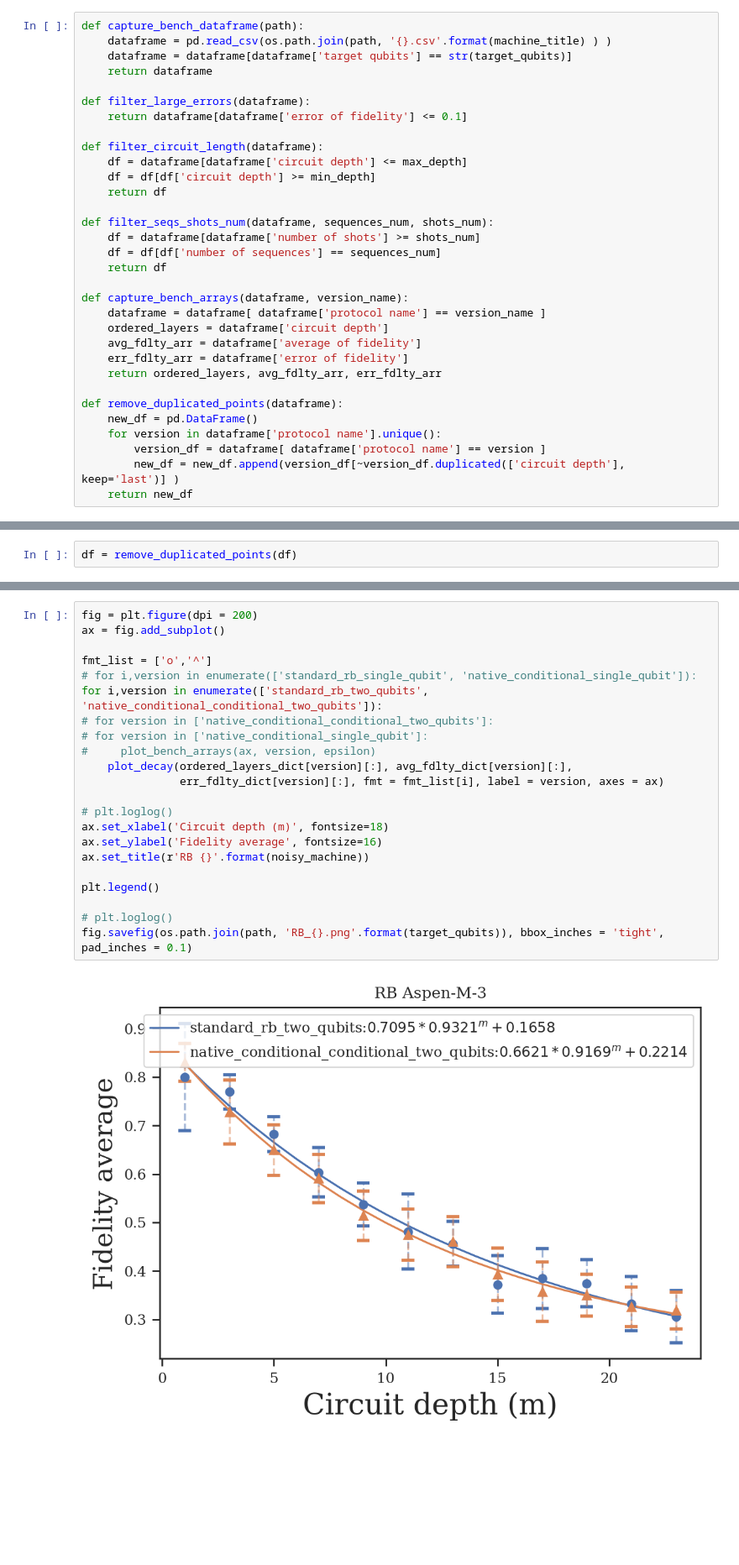
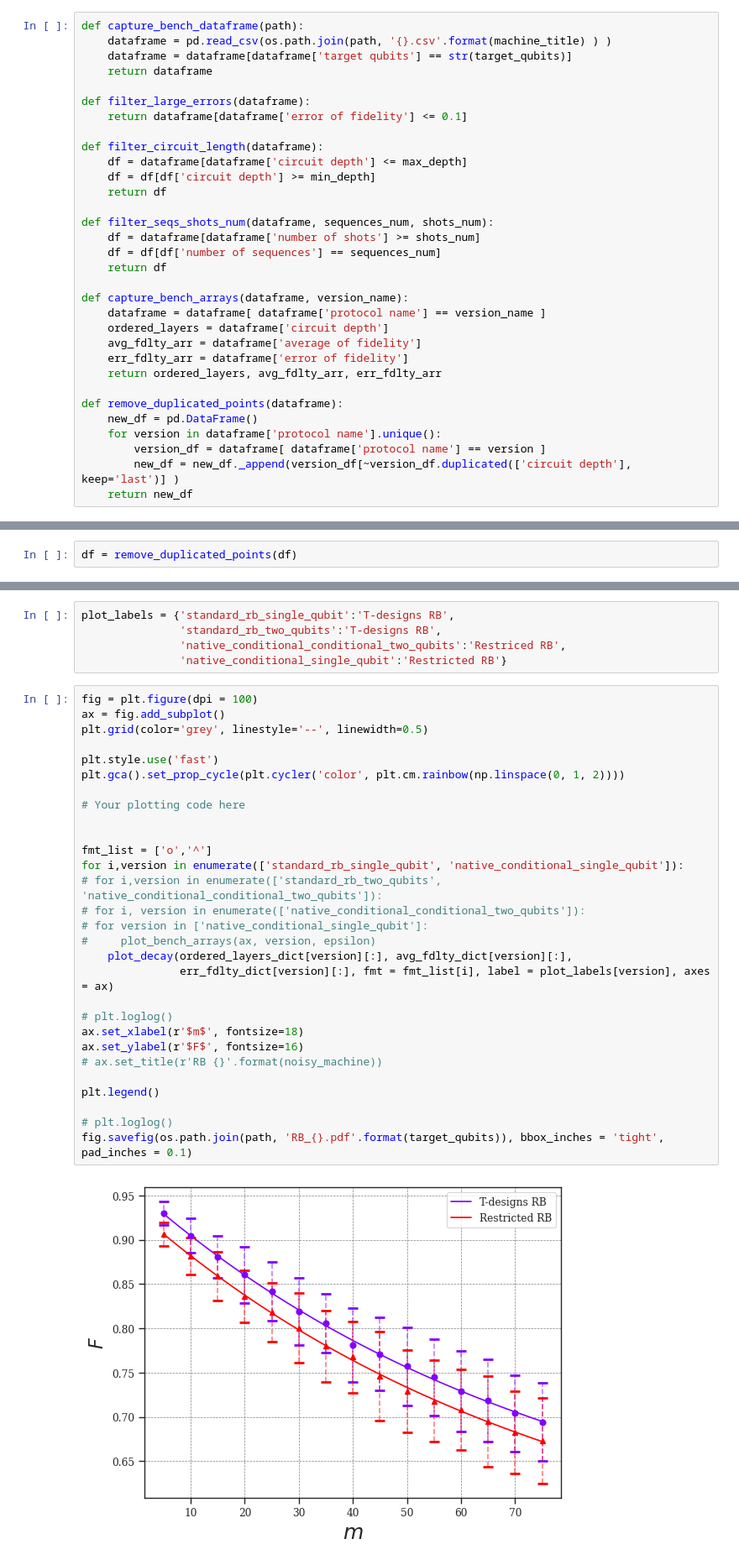
Before and after one commit to mmehrani/Randomized_Benchmarking_protocol, a Jupyter notebook: data_post_processing.ipynb, the cells around one changed output, grey strips where cells are left out. Shown at 84% size. Drawn from its saved outputs; the diff is of its cells as text; blank space fills up the shorter version.

Commit message:
Figure decorations

```diff
--- a/data_post_processing.ipynb
+++ b/data_post_processing.ipynb
@@ -73,7 +79,7 @@ def remove_duplicated_points(dataframe):
     new_df = pd.DataFrame()
     for version in dataframe['protocol name'].unique():
         version_df = dataframe[ dataframe['protocol name'] == version ]
-        new_df = new_df.append(version_df[~version_df.duplicated(['circuit depth'], keep='last')] )
+        new_df = new_df._append(version_df[~version_df.duplicated(['circuit depth'], keep='last')] )
     return new_df
 # %%
 df = capture_bench_dataframe(path)
@@ -121,24 +127,36 @@ df
+# %%
+plot_labels = {'standard_rb_single_qubit':'T-designs RB',
+               'standard_rb_two_qubits':'T-designs RB',
+               'native_conditional_conditional_two_qubits':'Restriced RB',
+               'native_conditional_single_qubit':'Restricted RB'}
 # %%
-fig = plt.figure(dpi = 200)
+fig = plt.figure(dpi = 100)
 ax = fig.add_subplot()
+plt.grid(color='grey', linestyle='--', linewidth=0.5)
+
+plt.style.use('fast')
+plt.gca().set_prop_cycle(plt.cycler('color', plt.cm.rainbow(np.linspace(0, 1, 2))))
+
+# Your plotting code here
+
 
 fmt_list = ['o','^']
-# for i,version in enumerate(['standard_rb_single_qubit', 'native_conditional_single_qubit']):
-for i,version in enumerate(['standard_rb_two_qubits', 'native_conditional_conditional_two_qubits']):
-# for version in ['native_conditional_conditional_two_qubits']:
+for i,version in enumerate(['standard_rb_single_qubit', 'native_conditional_single_qubit']):
+# for i,version in enumerate(['standard_rb_two_qubits', 'native_conditional_conditional_two_qubits']):
+# for i, version in enumerate(['native_conditional_conditional_two_qubits']):
 # for version in ['native_conditional_single_qubit']:
 #     plot_bench_arrays(ax, version, epsilon)
     plot_decay(ordered_layers_dict[version][:], avg_fdlty_dict[version][:],
-               err_fdlty_dict[version][:], fmt = fmt_list[i], label = version, axes = ax)
+               err_fdlty_dict[version][:], fmt = fmt_list[i], label = plot_labels[version], axes = ax)
 
 # plt.loglog()
-ax.set_xlabel('Circuit depth (m)', fontsize=18)
-ax.set_ylabel('Fidelity average', fontsize=16)
-ax.set_title(r'RB {}'.format(noisy_machine))
+ax.set_xlabel(r'$m$', fontsize=18)
+ax.set_ylabel(r'$F$', fontsize=16)
+# ax.set_title(r'RB {}'.format(noisy_machine))
 
 plt.legend()
 
 # plt.loglog()
-fig.savefig(os.path.join(path, 'RB_{}.png'.format(target_qubits)), bbox_inches = 'tight', pad_inches = 0.1)
+fig.savefig(os.path.join(path, 'RB_{}.pdf'.format(target_qubits)), bbox_inches = 'tight', pad_inches = 0.1)
 # %% [output]
-[figure, old version]
+[figure, new version]
```
Also changed, not shown: parts of 4 cells of this notebook, 1 other file.
